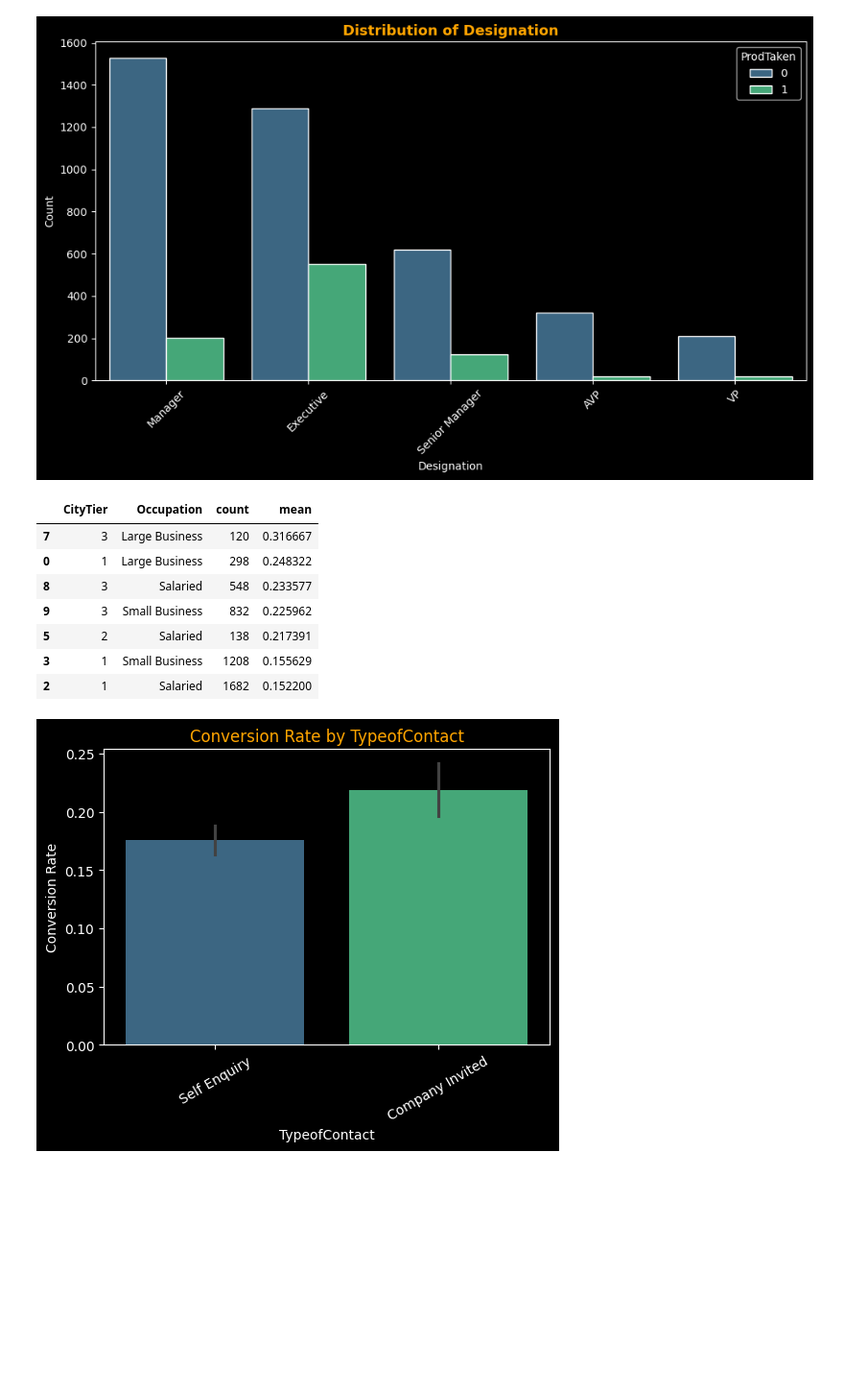
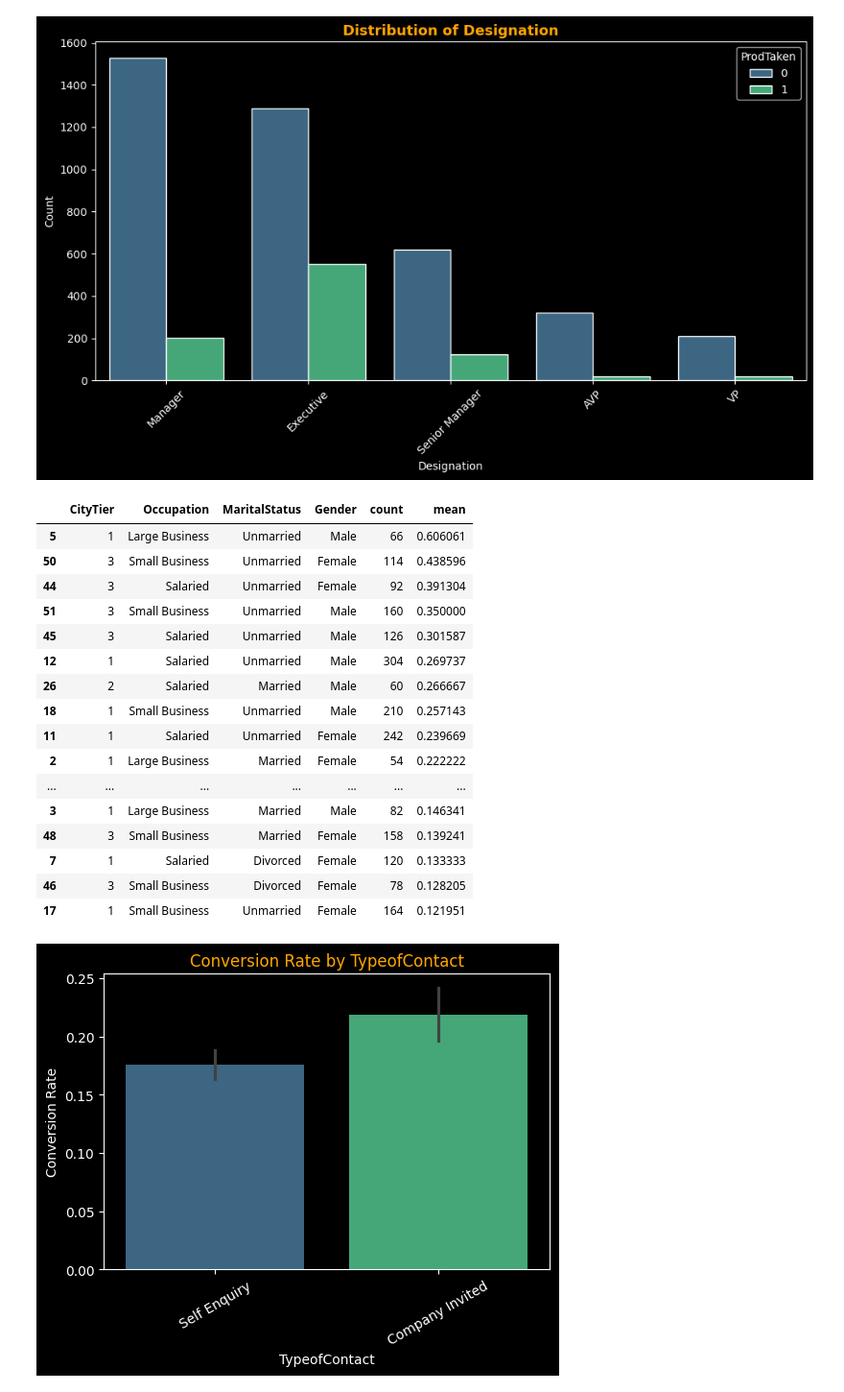
Before and after one commit to SarthakSharma2004/customer-prospenity-modelling, a Jupyter notebook: notebooks/Initial_Screening.ipynb, the cells around one changed output. Shown at 96% size. Cells and saved outputs as stored; diff of their text form; code cells hidden in the pictures; blank space fills up the shorter version.

```diff
--- a/notebooks/Initial_Screening.ipynb
+++ b/notebooks/Initial_Screening.ipynb
@@ -290,18 +290,27 @@ for col in cat_cols:
 [figure]
 # %%
 # Show top segments by conversion and volume
-slice_df = df.groupby(['CityTier','Occupation'])['ProdTaken'].agg(['count','mean']).reset_index()
+slice_df = df.groupby(['CityTier','Occupation' , 'MaritalStatus' , 'Gender'])['ProdTaken'].agg(['count','mean']).reset_index()
 slice_df = slice_df[slice_df['count']>50].sort_values('mean', ascending=False).head(20)
 slice_df
 # %% [output]
-|  | CityTier | Occupation | count | mean |
-| 7 | 3 | Large Business | 120 | 0.316667 |
-| 0 | 1 | Large Business | 298 | 0.248322 |
-| 8 | 3 | Salaried | 548 | 0.233577 |
-| 9 | 3 | Small Business | 832 | 0.225962 |
-| 5 | 2 | Salaried | 138 | 0.217391 |
-| 3 | 1 | Small Business | 1208 | 0.155629 |
-| 2 | 1 | Salaried | 1682 | 0.152200 |
+|  | CityTier | Occupation | MaritalStatus | Gender | count | mean |
+| 5 | 1 | Large Business | Unmarried | Male | 66 | 0.606061 |
+| 50 | 3 | Small Business | Unmarried | Female | 114 | 0.438596 |
+| 44 | 3 | Salaried | Unmarried | Female | 92 | 0.391304 |
+| 51 | 3 | Small Business | Unmarried | Male | 160 | 0.350000 |
+| 45 | 3 | Salaried | Unmarried | Male | 126 | 0.301587 |
+| 12 | 1 | Salaried | Unmarried | Male | 304 | 0.269737 |
+| 26 | 2 | Salaried | Married | Male | 60 | 0.266667 |
+| 18 | 1 | Small Business | Unmarried | Male | 210 | 0.257143 |
+| 11 | 1 | Salaried | Unmarried | Female | 242 | 0.239669 |
+| 2 | 1 | Large Business | Married | Female | 54 | 0.222222 |
+| ... | ... | ... | ... | ... | ... | ... |
+| 3 | 1 | Large Business | Married | Male | 82 | 0.146341 |
+| 48 | 3 | Small Business | Married | Female | 158 | 0.139241 |
+| 7 | 1 | Salaried | Divorced | Female | 120 | 0.133333 |
+| 46 | 3 | Small Business | Divorced | Female | 78 | 0.128205 |
+| 17 | 1 | Small Business | Unmarried | Female | 164 | 0.121951 |
 # %%
 cols = ['TypeofContact' , 'MaritalStatus' , 'ProductPitched' , 'CityTier']
 for col in cols:
```
Also changed, not shown: parts of 2 cells of this notebook.
